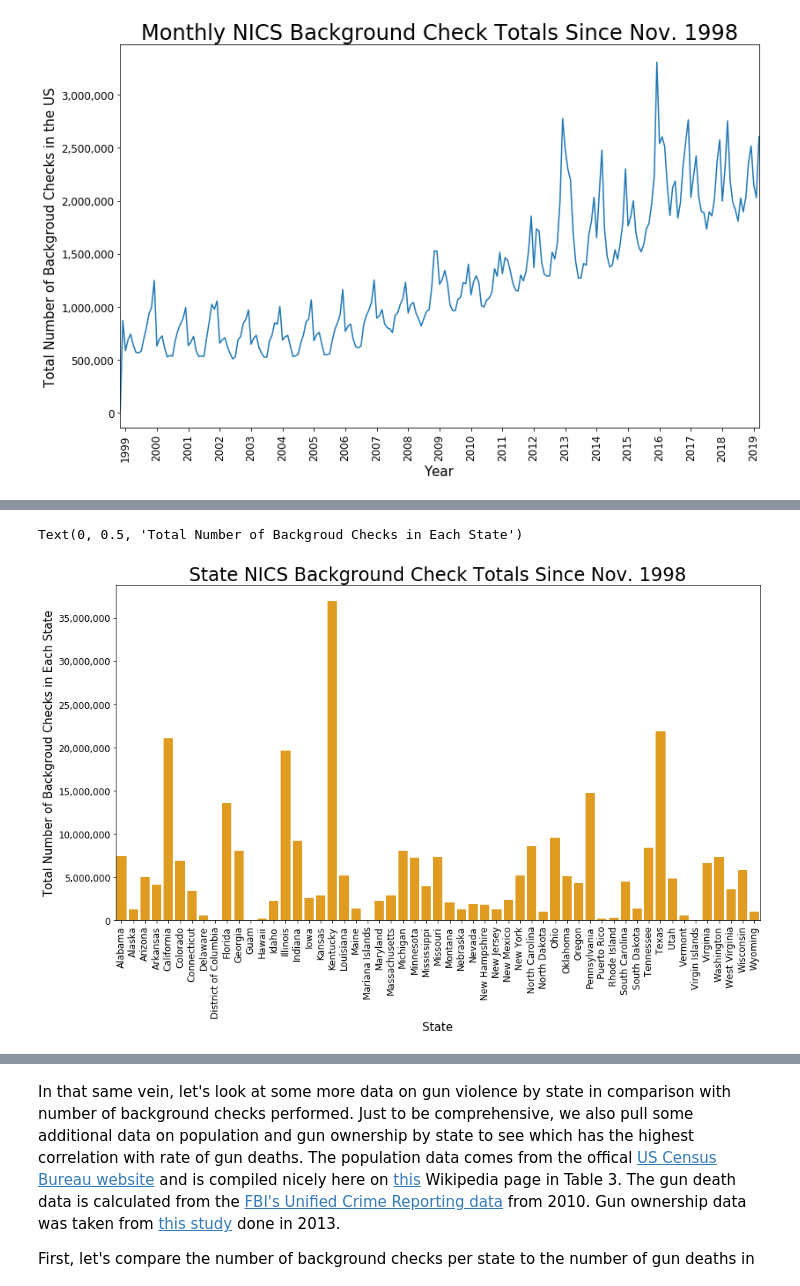
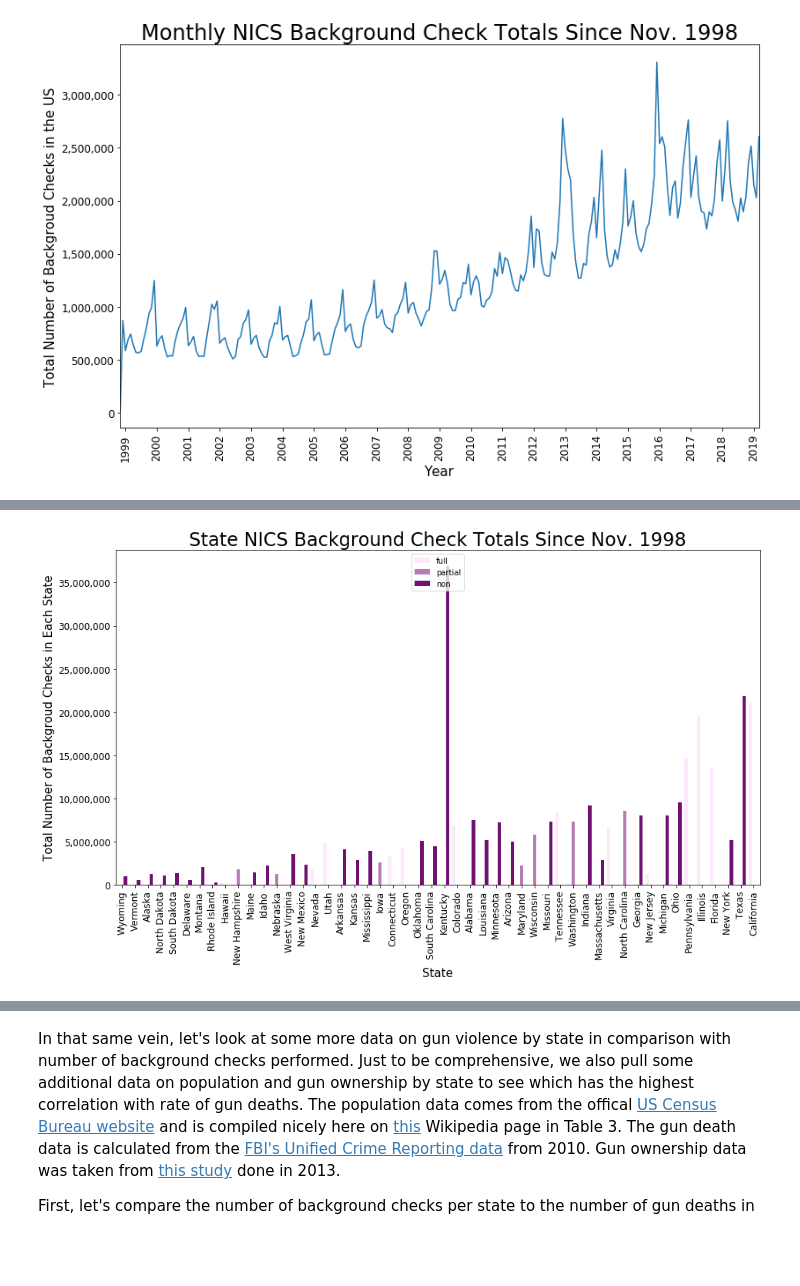
Before and after one commit to ecboyes/Thinkful-Data-Science, a Jupyter notebook: 7.11 Capstone 1 - Analytic Report and Research Proposal update.ipynb, the cells around one changed output, grey strips where cells are left out. Cells and saved outputs as stored; diff of their text form; code cells hidden in the pictures; blank space fills up the shorter version.

```diff
--- a/7.11 Capstone 1 - Analytic Report and Research Proposal update.ipynb
+++ b/7.11 Capstone 1 - Analytic Report and Research Proposal update.ipynb
@@ -107,18 +114,17 @@ joinedStateDeaths = pd.merge(abbr_df, no_terr, how='inner', on=['state'], right_
 # %%
 # Plotting the bar graph
 plt.figure(figsize=(15,8))
-ax = sb.barplot(x='state', y='totals', data=st_totals, color='orange')
-
+ax = sb.barplot(x='state', y='totals', data=joinedStateDeaths, color='purple', order=['Wyoming','Vermont','Alaska','North Dakota','South Dakota','Delaware','Montana','Rhode Island','Hawaii','New Hampshire','Maine','Idaho','Nebraska','West Virginia','New Mexico','Nevada','Utah','Arkansas','Kansas','Mississippi','Iowa','Connecticut','Oregon','Oklahoma','South Carolina','Kentucky','Colorado','Alabama','Louisiana','Minnesota','Arizona','Maryland','Wisconsin','Missouri','Tennessee','Washington','Indiana','Massachusetts','Virginia','North Carolina','Georgia','New Jersey','Michigan','Ohio','Pennsylvania','Illinois','Florida','New York','Texas','California'],hue='Category', hue_order=['full', 'partial', 'non'])
 # Rotating x tick labels so state names don't overlap
 plt.setp(ax.get_xticklabels(), rotation=90, fontsize=12)
 
 # Changing y tick labels to millions instead of scientific notation
 ax.set_yticklabels([ "{0:,.0f}".format(y) for y in ax.get_yticks() ], fontsize=12)
 
 ax.set_title("State NICS Background Check Totals Since Nov. 1998", fontsize=24)
 ax.set_xlabel("State", fontsize=15)
 ax.set_ylabel("Total Number of Backgroud Checks in Each State", fontsize=15)
+leg = ax.legend();
 # %% [output]
-Text(0, 0.5, 'Total Number of Backgroud Checks in Each State')
-[figure, old version]
+[figure, new version]
 # %% [markdown]
```
Also changed, not shown: parts of 21 cells of this notebook, 3 other files.
